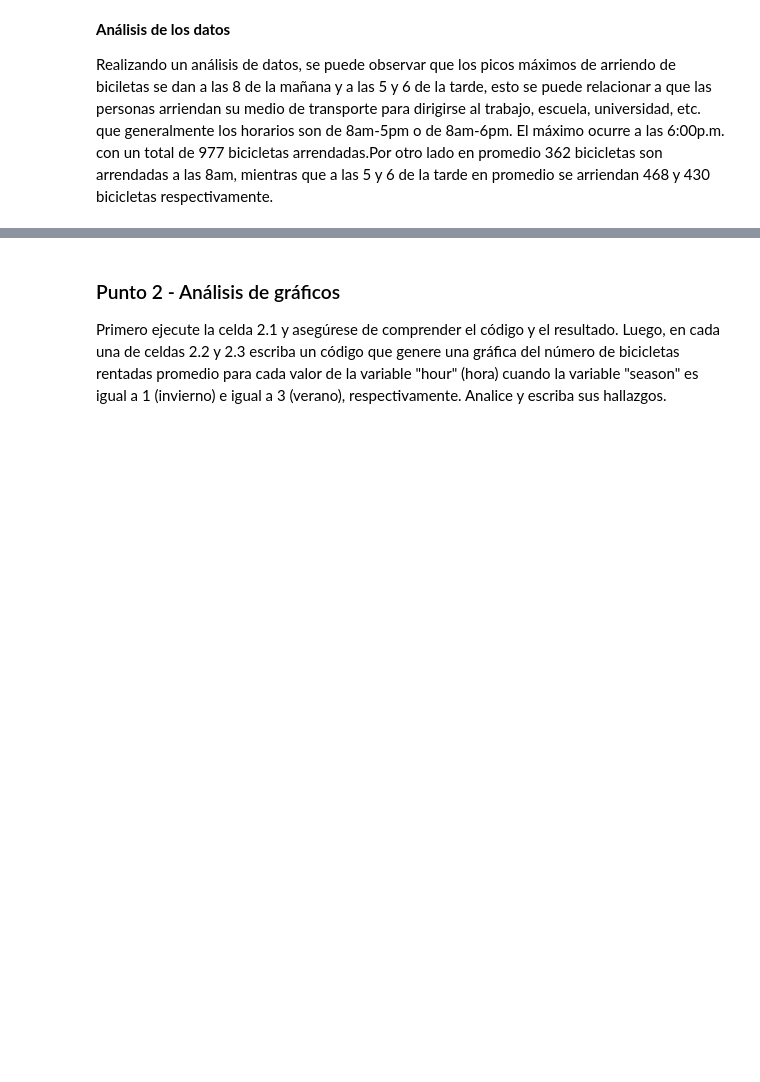
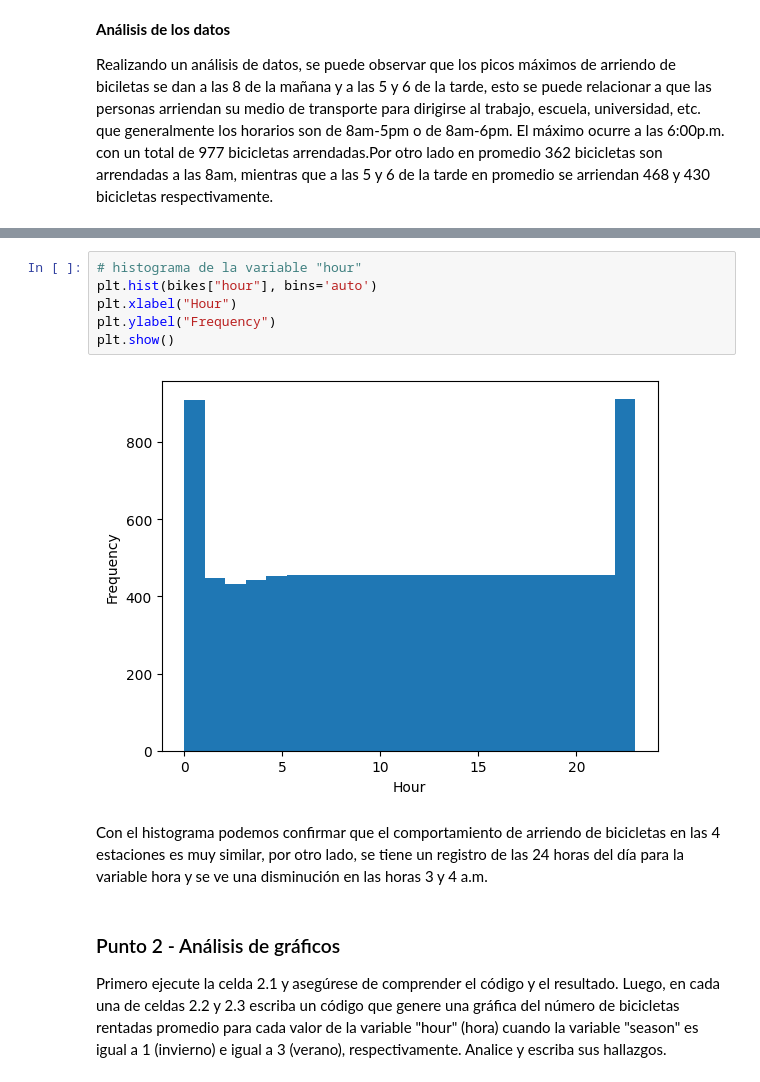
Before and after one commit to vcolonnas25/Maestria, a Jupyter notebook: Semana 1/S1TC1_arboles_ensamblajes.ipynb, the cells around one changed output, grey strips where cells are left out. Saved outputs shown, nothing was run; the diff lists cells and outputs as text; blank space fills up the shorter version.

```diff
--- a/Semana 1/S1TC1_arboles_ensamblajes.ipynb
+++ b/Semana 1/S1TC1_arboles_ensamblajes.ipynb
@@ -127,3 +139,13 @@ Realizando un análisis de datos, se puede observar que los picos máximos de ar
+# %%
+# histograma de la variable "hour"
+plt.hist(bikes["hour"], bins='auto')
+plt.xlabel("Hour")
+plt.ylabel("Frequency")
+plt.show()
+# %% [output]
+[figure, added]
+# %% [markdown]
+Con el histograma podemos confirmar que el comportamiento de arriendo de bicicletas en las 4 estaciones es muy similar, por otro lado, se tiene un registro de las 24 horas del día para la variable hora y se ve una disminución en las horas 3 y 4 a.m.
 # %% [markdown]
 ### Punto 2 - Análisis de gráficos
 
```
Also changed, not shown: parts of 22 cells of this notebook.
